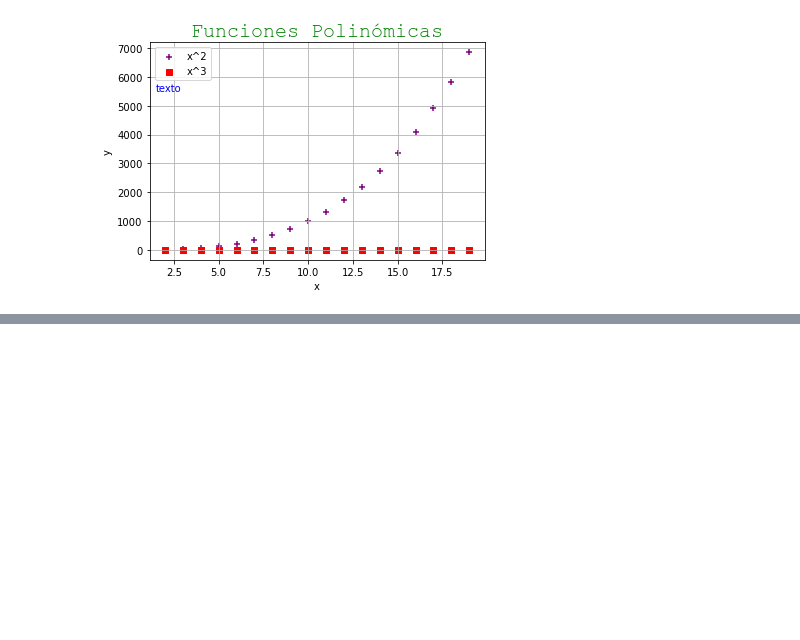
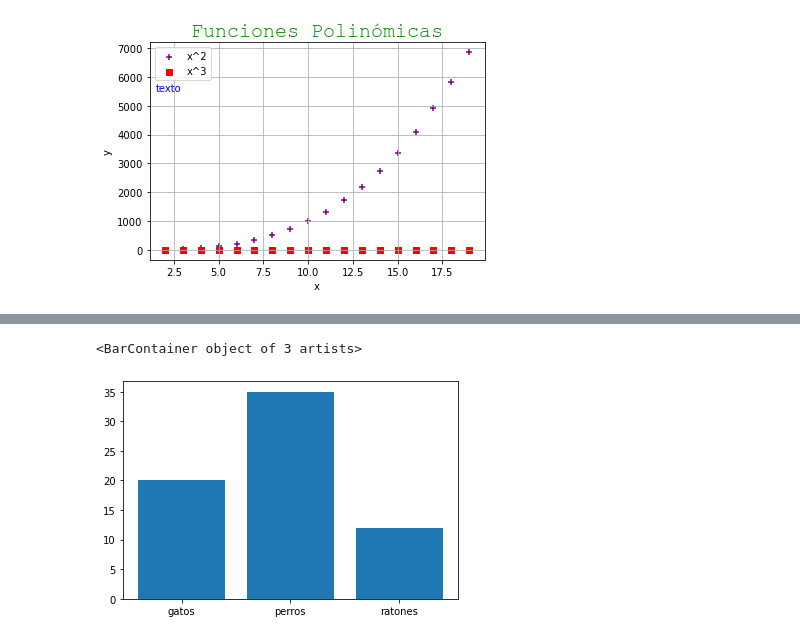
Before and after one commit to eldiaz91/ESEIT2022_BDATA_2022b, a Jupyter notebook: notebooks/0.4.hdiaz.visualizacion_datos.ipynb, the cells around one changed output, grey strips where cells are left out. Saved outputs shown, nothing was run; the diff lists cells and outputs as text; code cells hidden in the pictures; blank space fills up the shorter version.

```diff
--- a/notebooks/0.4.hdiaz.visualizacion_datos.ipynb
+++ b/notebooks/0.4.hdiaz.visualizacion_datos.ipynb
@@ -41,0 +95,12 @@ Text(1.5, 5500, 'texto')
+# %%
+#Barplot -> Diagramas de Barras
+#En pandas es un value counts
+
+clases= ['gatos', 'perros', 'ratones']
+totales= [20,35,12]
+
+#plt.bar(clases, totales)
+plt.bar(clases, totales)
+# %% [output]
+<BarContainer object of 3 artists>
+[figure, added]
```
Also changed, not shown: parts of 6 cells of this notebook.
